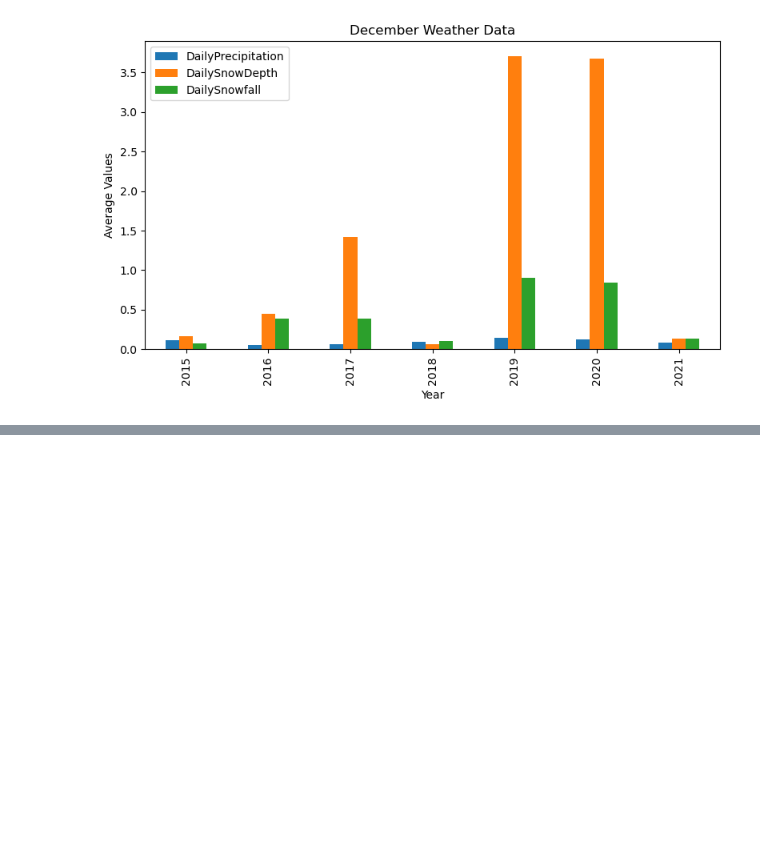
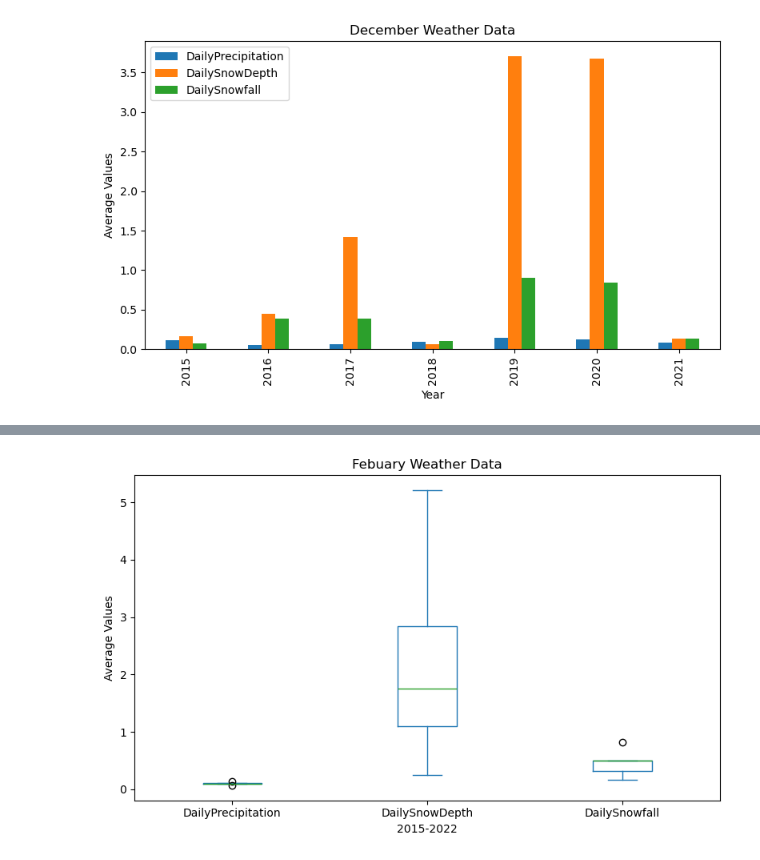
Before and after one commit to connerdekok/Albany_New_York_Weather, a Jupyter notebook: new_york.ipynb, the cells around one changed output, grey strips where cells are left out. Cells and saved outputs as stored; diff of their text form; code cells hidden in the pictures; blank space fills up the shorter version.

```diff
--- a/new_york.ipynb
+++ b/new_york.ipynb
@@ -557,0 +610,4 @@ plt.show()
+# %%
+feb_avg = avg_groupby.iloc[8:15, 0:3]
+
+feb_avg
@@ -557,0 +624,11 @@ plt.show()
+# %%
+feb_box_plot = feb_avg.plot(kind='box', figsize=(8, 5))
+
+# Set title and labels without the need for tick labels manipulation
+feb_box_plot.set_title('Febuary Weather Data')
+feb_box_plot.set_xlabel('2015-2022')
+feb_box_plot.set_ylabel('Average Values')
+
+plt.tight_layout()
+# %% [output]
+[figure, added]
```
Also changed, not shown: parts of 50 cells of this notebook, 1 other file.
